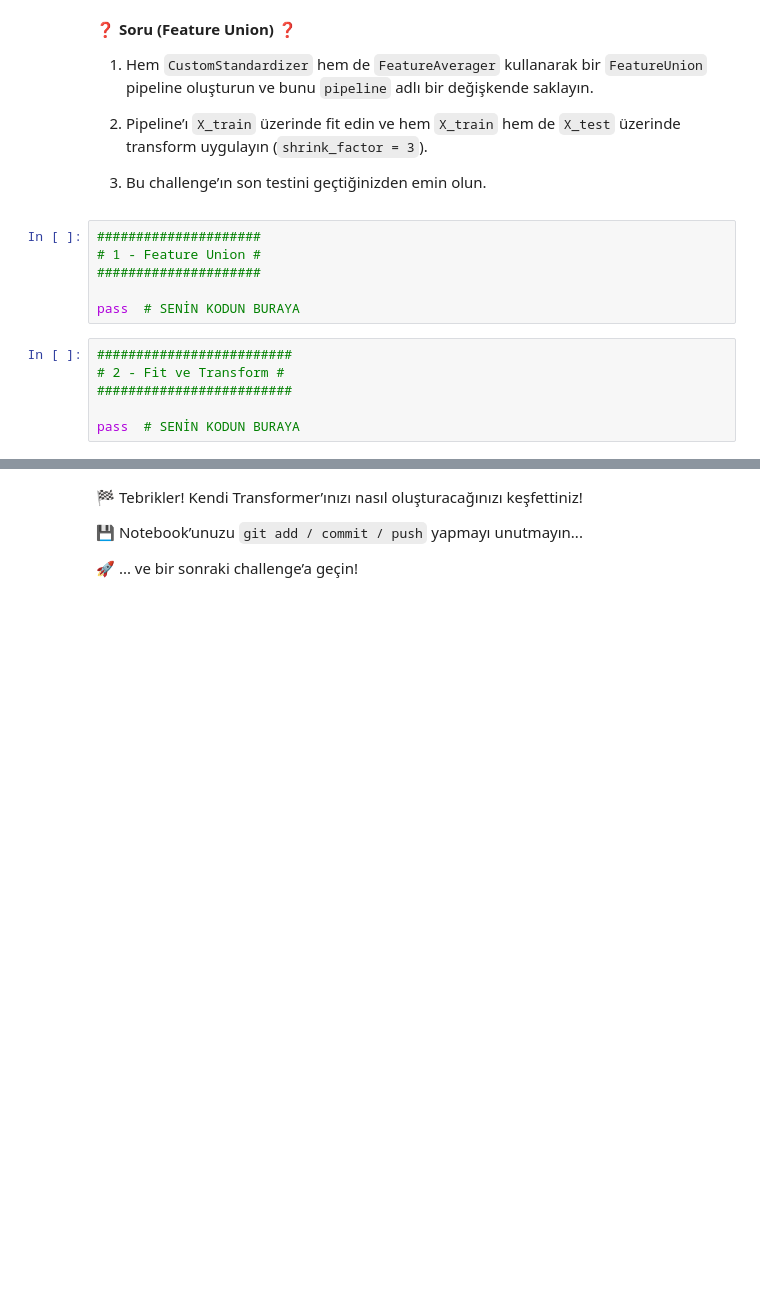
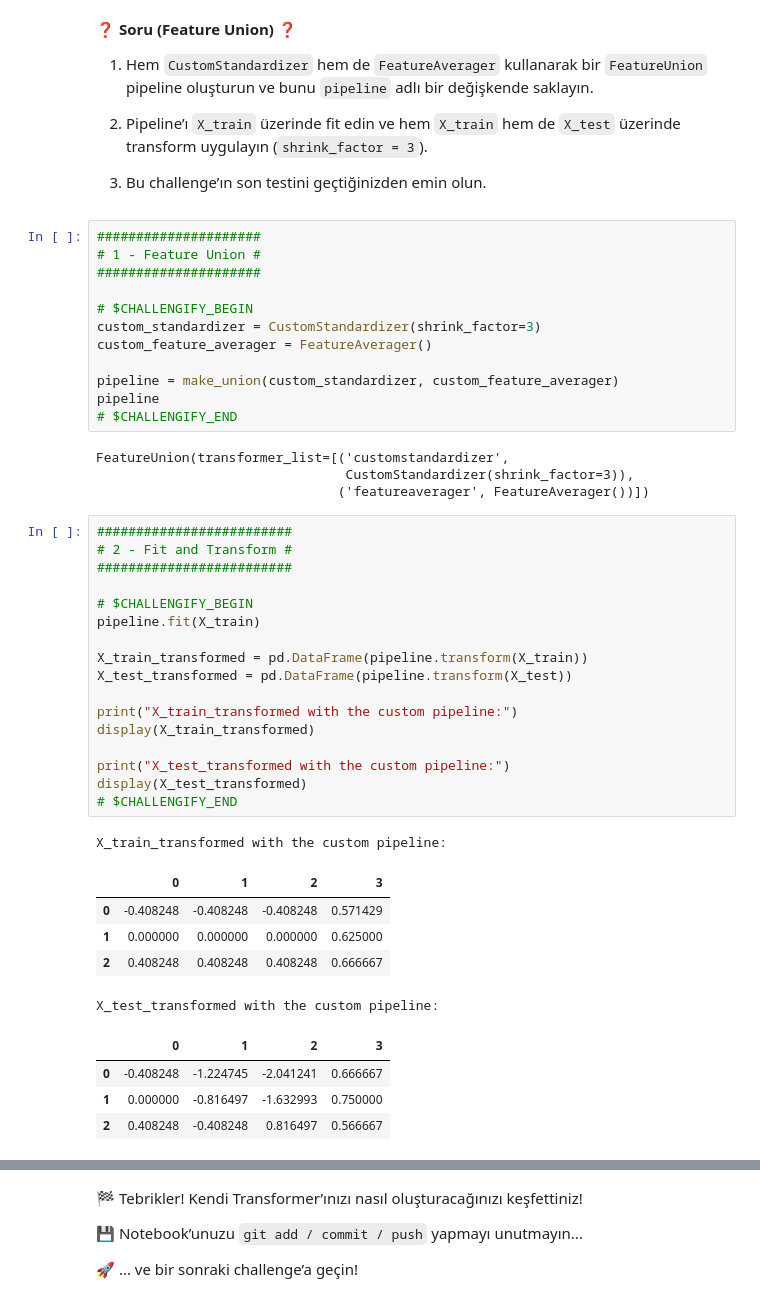
Before and after one commit to berkayturhan-boop/S17D1-S-Data-hand-made-standardizer, a Jupyter notebook: 05-Hand-Made-Standardizer.ipynb, the cells around one changed output, grey strips where cells are left out. Saved outputs shown, nothing was run; the diff lists cells and outputs as text; blank space fills up the shorter version.

```diff
--- a/05-Hand-Made-Standardizer.ipynb
+++ b/05-Hand-Made-Standardizer.ipynb
@@ -577,18 +577,50 @@ git push origin master
 2. Pipeline’ı `X_train` üzerinde fit edin ve hem `X_train` hem de `X_test` üzerinde transform uygulayın (`shrink_factor = 3`).
 
 3. Bu challenge’ın son testini geçtiğinizden emin olun.
-# %%
-#####################
-# 1 - Feature Union #
-#####################
-
-pass  # SENİN KODUN BURAYA
-# %%
-#########################
-# 2 - Fit ve Transform #
-#########################
-
-pass  # SENİN KODUN BURAYA
+# %%
+#####################
+# 1 - Feature Union #
+#####################
+
+# $CHALLENGIFY_BEGIN
+custom_standardizer = CustomStandardizer(shrink_factor=3)
+custom_feature_averager = FeatureAverager()
+
+pipeline = make_union(custom_standardizer, custom_feature_averager)
+pipeline
+# $CHALLENGIFY_END
+# %% [output]
+FeatureUnion(transformer_list=[('customstandardizer',
+                                CustomStandardizer(shrink_factor=3)),
+                               ('featureaverager', FeatureAverager())])
+# %%
+#########################
+# 2 - Fit and Transform #
+#########################
+
+# $CHALLENGIFY_BEGIN
+pipeline.fit(X_train)
+
+X_train_transformed = pd.DataFrame(pipeline.transform(X_train))
+X_test_transformed = pd.DataFrame(pipeline.transform(X_test))
+
+print("X_train_transformed with the custom pipeline:")
+display(X_train_transformed)
+
+print("X_test_transformed with the custom pipeline:")
+display(X_test_transformed)
+# $CHALLENGIFY_END
+# %% [output]
+X_train_transformed with the custom pipeline:
+|  | 0 | 1 | 2 | 3 |
+| 0 | -0.408248 | -0.408248 | -0.408248 | 0.571429 |
+| 1 | 0.000000 | 0.000000 | 0.000000 | 0.625000 |
+| 2 | 0.408248 | 0.408248 | 0.408248 | 0.666667 |
+X_test_transformed with the custom pipeline:
+|  | 0 | 1 | 2 | 3 |
+| 0 | -0.408248 | -1.224745 | -2.041241 | 0.666667 |
+| 1 | 0.000000 | -0.816497 | -1.632993 | 0.750000 |
+| 2 | 0.408248 | -0.408248 | 0.816497 | 0.566667 |
 # %%
 from nbresult import ChallengeResult
 
```
Also changed, not shown: parts of 1 cell of this notebook.
